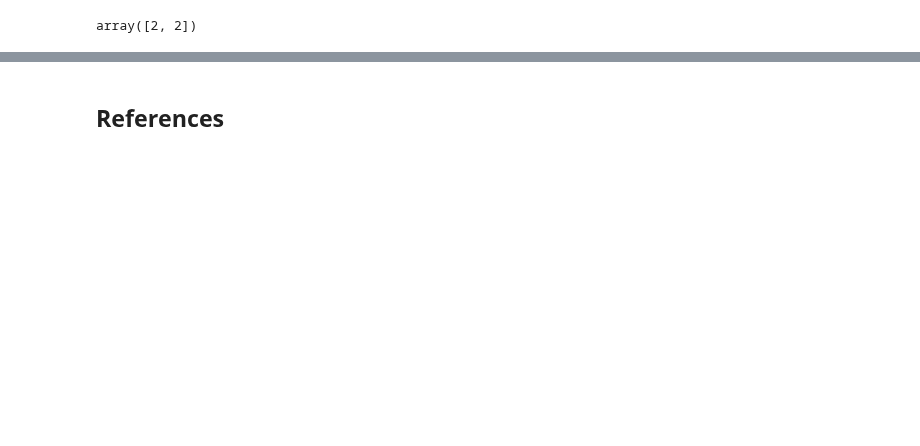
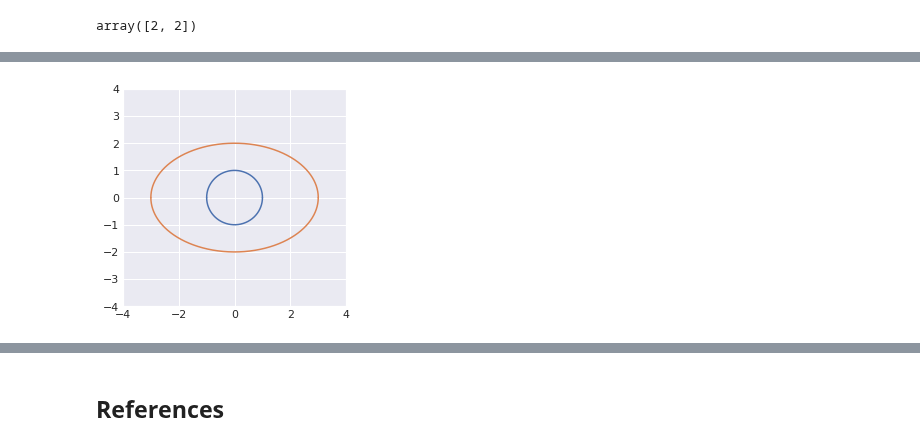
Before and after one commit to rahiakela/mathematics-for-machine-learning, a Jupyter notebook: deep-learning-book-maths/2_8_singular_value_decomposition.ipynb, the cells around one changed output, grey strips where cells are left out. Saved outputs shown, nothing was run; the diff lists cells and outputs as text; code cells hidden in the pictures; blank space fills up the shorter version.

```diff
--- a/deep-learning-book-maths/2_8_singular_value_decomposition.ipynb
+++ b/deep-learning-book-maths/2_8_singular_value_decomposition.ipynb
@@ -321,0 +320,13 @@ $$
+# %%
+x1 = np.linspace(-3, 3, 100000)
+y1 = 2 * np.sqrt(1 - ((x1 / 3) ** 2))
+
+plt.plot(x, y, sns.color_palette().as_hex()[0])
+plt.plot(x, -y, sns.color_palette().as_hex()[0])
+plt.plot(x1, y1, sns.color_palette().as_hex()[1])
+plt.plot(x1, -y1, sns.color_palette().as_hex()[1])
+plt.xlim(-4, 4)
+plt.ylim(-4, 4)
+plt.show()
+# %% [output]
+[figure, added]
```
Also changed, not shown: parts of 102 cells of this notebook.
